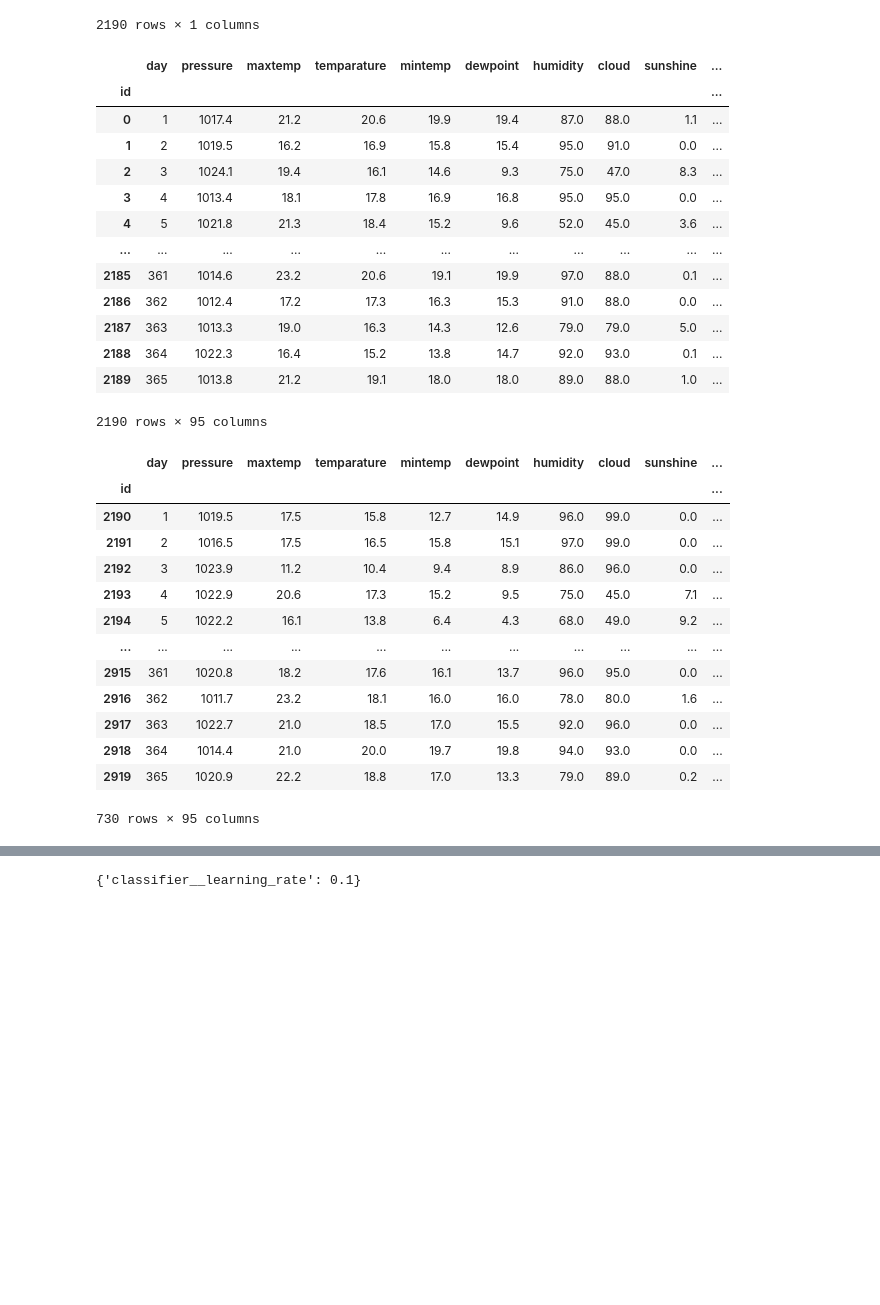
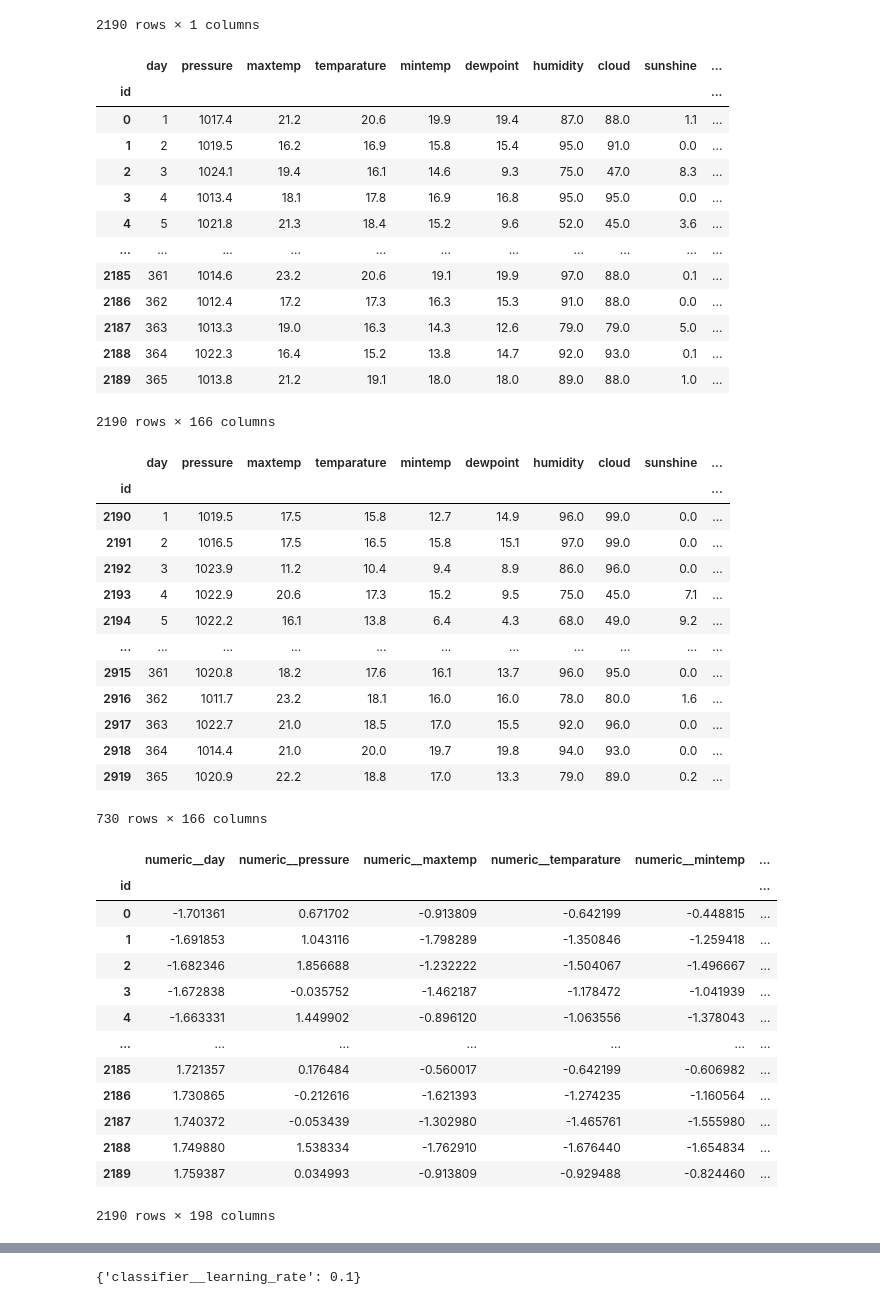
Before and after one commit to mihofer/kaggle_projects, a Jupyter notebook: binary_rainfall_prediction/train.ipynb, the cells around one changed output, grey strips where cells are left out. Cells and saved outputs as stored; diff of their text form; code cells hidden in the pictures; blank space fills up the shorter version.

```diff
--- a/binary_rainfall_prediction/train.ipynb
+++ b/binary_rainfall_prediction/train.ipynb
@@ -93,17 +97,32 @@ def group_agg_merge(df, by_column, agg_column):
 
 def add_features(df):
     df=df.fillna(0)
+    df['year'] = df.index//365
+
     df['temp_spread'] = df['maxtemp'] - df['mintemp']
     df['temp_diff_dew'] = df['temparature'] - df['dewpoint']
+
+    df['pressure_diff'] = df['pressure'].diff().fillna(0)
     df['pressure_bins'] = pd.cut(df['pressure'], bins=[998, 1010, 1020, 1035], labels=list(range(3)), include_lowest=True)
+
     df['humidity_bins'] = pd.cut(df['humidity'], bins=[0, 50, 80,100], labels=list(range(3)), include_lowest=True)
+
     df['cloud_bins'] = pd.cut(df['cloud'], bins=[0, 25, 50, 75, 100], labels=list(range(4)), include_lowest=True)
+
     df['sunshine_bins'] = pd.cut(df['sunshine'], bins=[-0.1, 3., 6., 9., 13.], labels=list(range(4)), include_lowest=True)
+
     df['winddirection_bins'] = pd.cut(df['winddirection'], bins=[-1., 90, 180, 270, 361.], labels=list(range(4)), include_lowest=True)
     df['windspeed_bins'] = pd.cut(df['windspeed'], bins=[0, 15, 30, 45, 60], labels=list(range(4)), include_lowest=True)
 
     df['max_temp_under_temp'] = df['maxtemp'] < df['temparature']
     df['min_temp_over_temp'] = df['mintemp'] > df['temparature']
+
+    df['sin_day'] = np.sin(2*np.pi* df['day']/365)
+    df['cos_day'] = np.cos(2*np.pi* df['day']/365)
+
+    # create lagged features for somecolumns
+    for (column, shift) in itertools.product(['temparature', 'pressure', 'dewpoint', 'humidity', 'sunshine', 'windspeed'], range(1,3),repeat=1):
+            df[f'lagged_{column}_{shift}'] = df[column].shift(shift).fillna(0)
 
     df['month'] = df['day'].apply(
         lambda x: 'Jan' if 1<=x<=31
@@ -132,12 +151,32 @@ def add_features(df):
     for i, k in itertools.product(['month', 'season'], ['temparature', 'pressure', 'dewpoint', 'humidity', 'sunshine', 'windspeed']):
         df = group_agg_merge(df, i, k)
 
+    # interaction features
+    for (column1, column2) in itertools.combinations(NUMERIC_COLUMNS, 2):
+        df[f'interaction_{column1}_{column2}'] = df[column1]*df[column2]
+
     return df
 
-NUMERIC_COLUMNS+=[
+
+
+train_df = add_features(train_df)
+test_df = add_features(test_df)
+
+ADDED_NUMERIC_COLUMNS=[
+    'sin_day',
+    'cos_day',
+    'year',
     'temp_spread',
     'temp_diff_dew',
-    ]+[f'{i}_{j}_{k}' for i,j,k in itertools.product(['month', 'season'], ['average', 'std', 'skew', 'median', 'min', 'max'], ['temparature', 'pressure', 'dewpoint', 'humidity', 'sunshine', 'windspeed'])]
+    'pressure_diff',
+    ]+[
+        f'interaction_{column1}_{column2}' for (column1, column2) in itertools.combinations(NUMERIC_COLUMNS, 2)
+    ]+[
+        f'{i}_{j}_{k}' for i,j,k in itertools.product(['month', 'season'], ['average', 'std', 'skew', 'median', 'min', 'max'], ['temparature', 'pressure', 'dewpoint', 'humidity', 'sunshine', 'windspeed'])
+    ]+[
+        f'lagged_{column}_{shift}' for (column, shift) in itertools.product(['temparature', 'pressure', 'dewpoint', 'humidity', 'sunshine', 'windspeed'], range(1,3),repeat=1)
+    ]
+NUMERIC_COLUMNS+=ADDED_NUMERIC_COLUMNS
 CATEGORIC_COLUMNS+=[
     'pressure_bins',
     'humidity_bins',
@@ -150,9 +189,6 @@ CATEGORIC_COLUMNS+=[
     'max_temp_under_temp',
     'min_temp_over_temp'
     ]
-
-train_df = add_features(train_df)
-test_df = add_features(test_df)
 # %%
 print(NUMERIC_COLUMNS)
 print(CATEGORIC_COLUMNS)
@@ -196,7 +232,7 @@ train
 | 2187 | 363 | 1013.3 | 19.0 | 16.3 | 14.3 | 12.6 | 79.0 | 79.0 | 5.0 | ... |
 | 2188 | 364 | 1022.3 | 16.4 | 15.2 | 13.8 | 14.7 | 92.0 | 93.0 | 0.1 | ... |
 | 2189 | 365 | 1013.8 | 21.2 | 19.1 | 18.0 | 18.0 | 89.0 | 88.0 | 1.0 | ... |
-2190 rows × 95 columns
+2190 rows × 166 columns
 # %%
 test
 # %% [output]
@@ -213,7 +249,7 @@ test
 | 2917 | 363 | 1022.7 | 21.0 | 18.5 | 17.0 | 15.5 | 92.0 | 96.0 | 0.0 | ... |
 | 2918 | 364 | 1014.4 | 21.0 | 20.0 | 19.7 | 19.8 | 94.0 | 93.0 | 0.0 | ... |
 | 2919 | 365 | 1020.9 | 22.2 | 18.8 | 17.0 | 13.3 | 79.0 | 89.0 | 0.2 | ... |
-730 rows × 95 columns
+730 rows × 166 columns
 # %%
 transformer = ColumnTransformer(
     transformers=[
@@ -230,6 +266,23 @@ pipe = Pipeline(
         ('classifier', classifier)
         ]
         )
+# %%
+transformer.fit_transform(train)
+# %% [output]
+|  | numeric__day | numeric__pressure | numeric__maxtemp | numeric__temparature | numeric__mintemp | ... |
+| id |  |  |  |  |  | ... |
+| 0 | -1.701361 | 0.671702 | -0.913809 | -0.642199 | -0.448815 | ... |
+| 1 | -1.691853 | 1.043116 | -1.798289 | -1.350846 | -1.259418 | ... |
+| 2 | -1.682346 | 1.856688 | -1.232222 | -1.504067 | -1.496667 | ... |
+| 3 | -1.672838 | -0.035752 | -1.462187 | -1.178472 | -1.041939 | ... |
+| 4 | -1.663331 | 1.449902 | -0.896120 | -1.063556 | -1.378043 | ... |
+| ... | ... | ... | ... | ... | ... | ... |
+| 2185 | 1.721357 | 0.176484 | -0.560017 | -0.642199 | -0.606982 | ... |
+| 2186 | 1.730865 | -0.212616 | -1.621393 | -1.274235 | -1.160564 | ... |
+| 2187 | 1.740372 | -0.053439 | -1.302980 | -1.465761 | -1.555980 | ... |
+| 2188 | 1.749880 | 1.538334 | -1.762910 | -1.676440 | -1.654834 | ... |
+| 2189 | 1.759387 | 0.034993 | -0.913809 | -0.929488 | -0.824460 | ... |
+2190 rows × 198 columns
 # %%
 cv_results = cross_validate(
     pipe,
```
Also changed, not shown: parts of 8 cells of this notebook.
